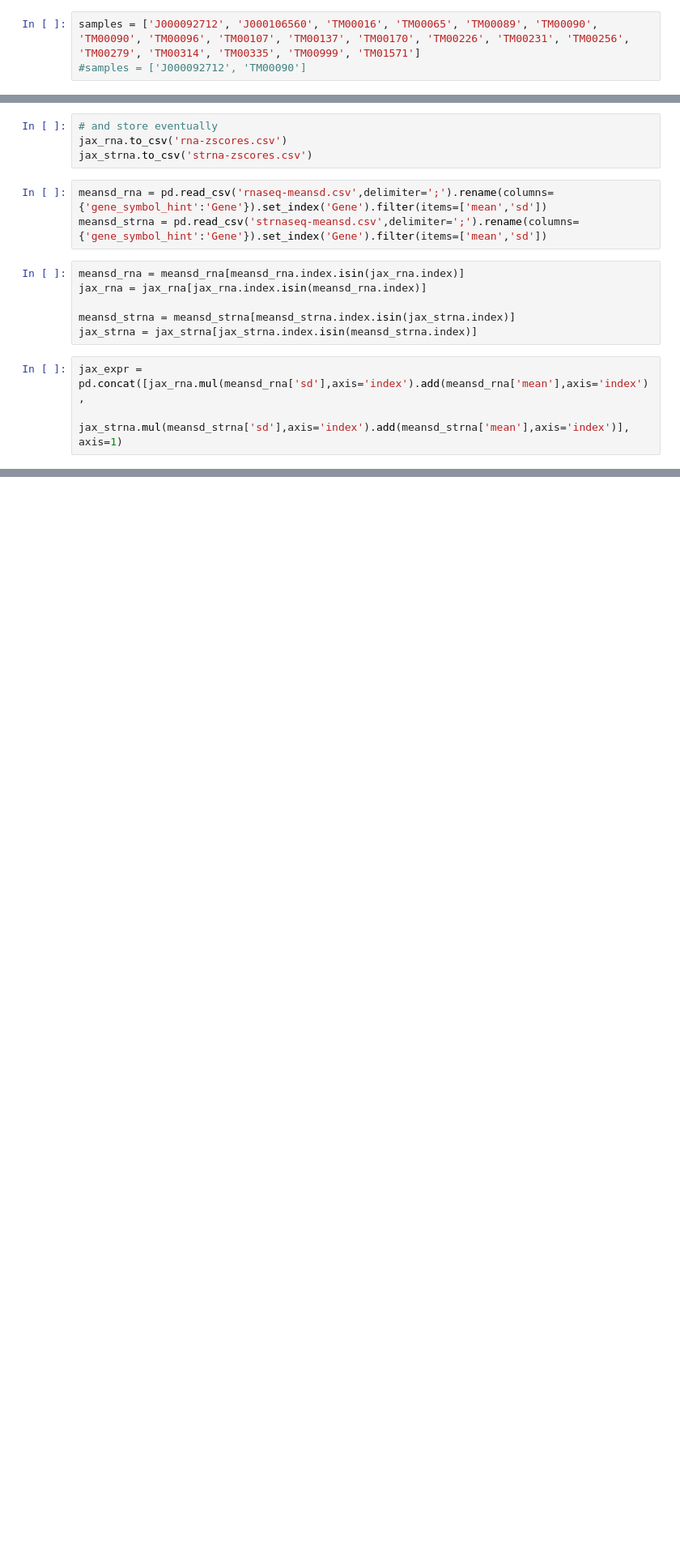
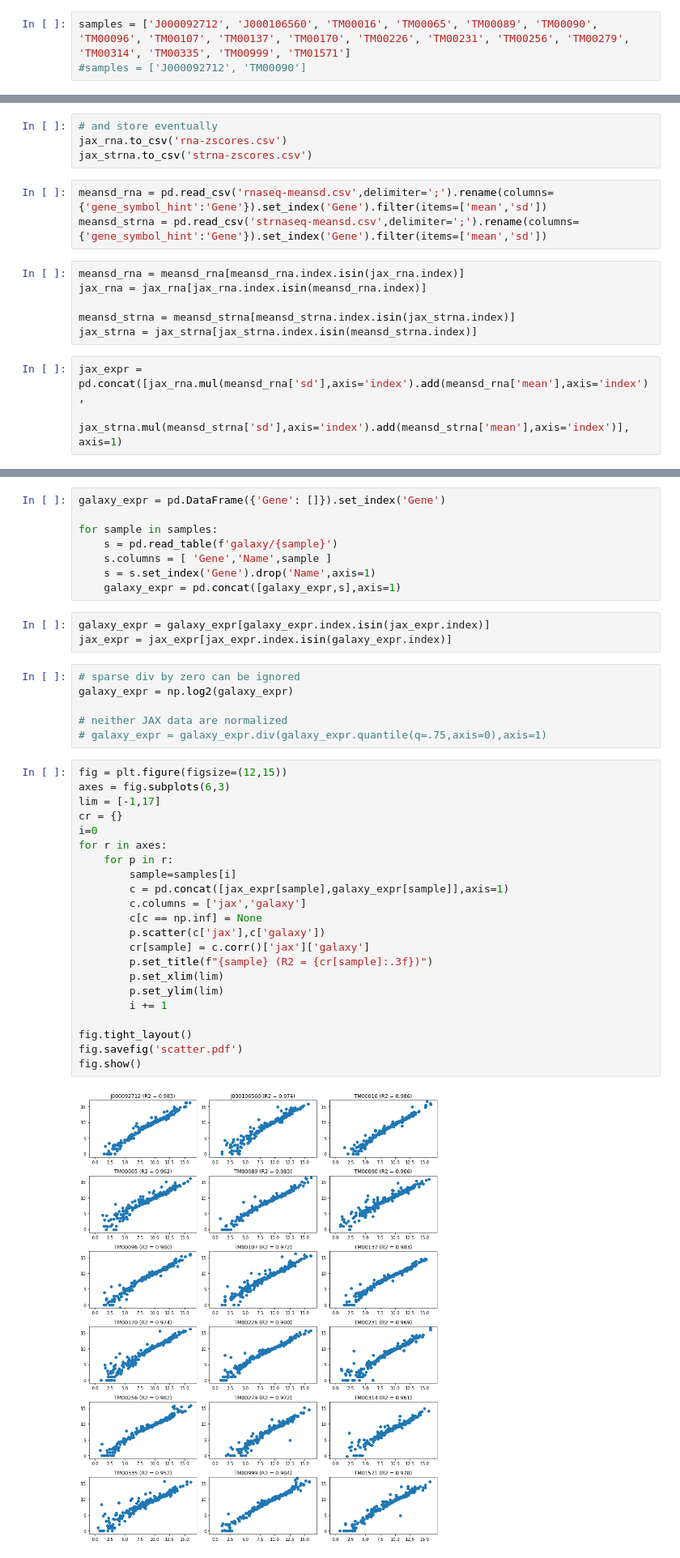
Before and after one commit to CERIT-SC/EurOPDX-Galaxy, a Jupyter notebook: workflow_evaluation/jax-rnaseq/jax-rnaseq.ipynb, the cells around one changed output, grey strips where cells are left out. Shown at 81% size. Drawn from its saved outputs; the diff is of its cells as text; blank space fills up the shorter version.

```diff
--- a/workflow_evaluation/jax-rnaseq/jax-rnaseq.ipynb
+++ b/workflow_evaluation/jax-rnaseq/jax-rnaseq.ipynb
@@ -5,5 +7,5 @@ import pandas as pd
 # %%
-samples = ['J000092712', 'J000106560', 'TM00016', 'TM00065', 'TM00089', 'TM00090', 'TM00090', 'TM00096', 'TM00107', 'TM00137', 'TM00170', 'TM00226', 'TM00231', 'TM00256', 'TM00279', 'TM00314', 'TM00335', 'TM00999', 'TM01571']
+samples = ['J000092712', 'J000106560', 'TM00016', 'TM00065', 'TM00089', 'TM00090', 'TM00096', 'TM00107', 'TM00137', 'TM00170', 'TM00226', 'TM00231', 'TM00256', 'TM00279', 'TM00314', 'TM00335', 'TM00999', 'TM01571']
 #samples = ['J000092712', 'TM00090']
 # %%
 # use data we downloaded one day
@@ -53,0 +54,41 @@ jax_expr
+# %%
+galaxy_expr = pd.DataFrame({'Gene': []}).set_index('Gene')
+
+for sample in samples:
+    s = pd.read_table(f'galaxy/{sample}')
+    s.columns = [ 'Gene','Name',sample ]
+    s = s.set_index('Gene').drop('Name',axis=1)
+    galaxy_expr = pd.concat([galaxy_expr,s],axis=1)
+# %%
+galaxy_expr = galaxy_expr[galaxy_expr.index.isin(jax_expr.index)]
+jax_expr = jax_expr[jax_expr.index.isin(galaxy_expr.index)]
+# %%
+# sparse div by zero can be ignored
+galaxy_expr = np.log2(galaxy_expr)
+
+# neither JAX data are normalized
+# galaxy_expr = galaxy_expr.div(galaxy_expr.quantile(q=.75,axis=0),axis=1)
+# %%
+fig = plt.figure(figsize=(12,15))
+axes = fig.subplots(6,3)
+lim = [-1,17]
+cr = {}
+i=0
+for r in axes:
+    for p in r:
+        sample=samples[i]
+        c = pd.concat([jax_expr[sample],galaxy_expr[sample]],axis=1)
+        c.columns = ['jax','galaxy']
+        c[c == np.inf] = None
+        p.scatter(c['jax'],c['galaxy'])
+        cr[sample] = c.corr()['jax']['galaxy']
+        p.set_title(f"{sample} (R2 = {cr[sample]:.3f})")
+        p.set_xlim(lim)
+        p.set_ylim(lim)
+        i += 1
+
+fig.tight_layout()
+fig.savefig('scatter.pdf')
+fig.show()
+# %% [output]
+[figure, added]
```
Also changed, not shown: parts of 2 cells of this notebook, 2 other files.
